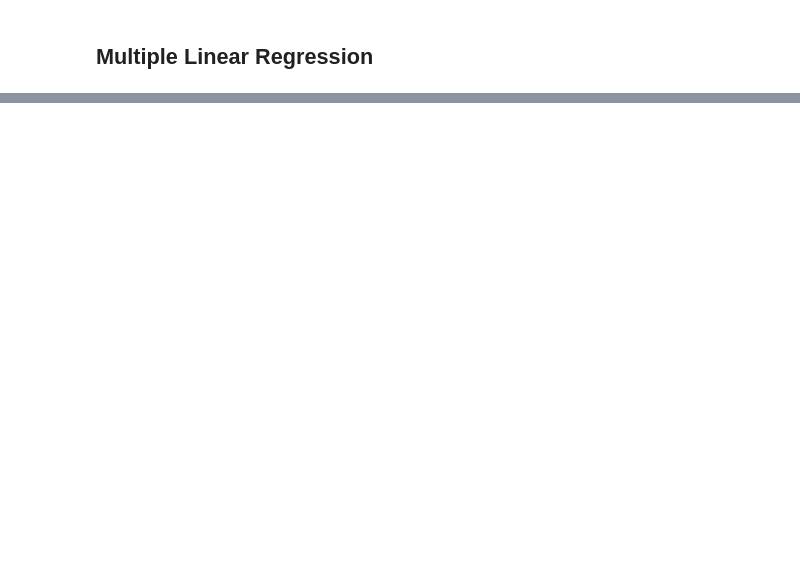
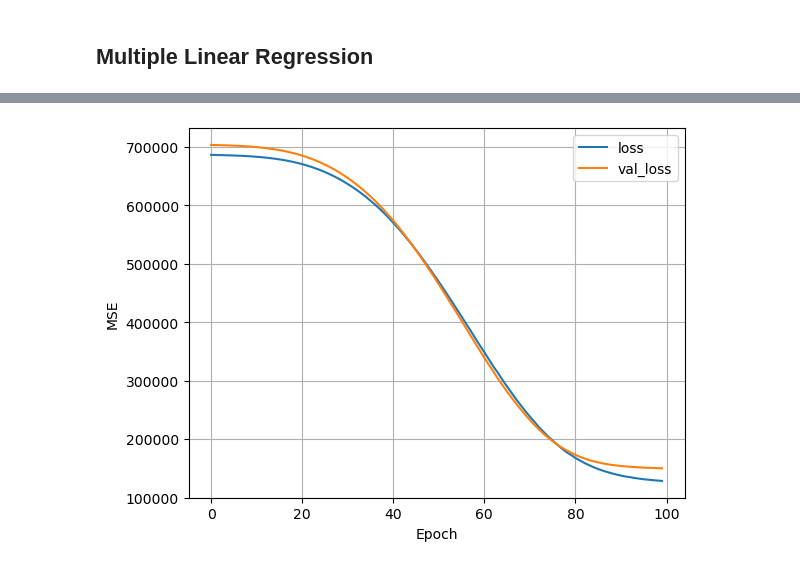
Before and after one commit to dhar-sumit/ml-learning-journey, a Jupyter notebook: Linear Regression - Bikes.ipynb, the cells around one changed output, grey strips where cells are left out. Cells and saved outputs as stored; diff of their text form; code cells hidden in the pictures; blank space fills up the shorter version.

```diff
--- a/Linear Regression - Bikes.ipynb
+++ b/Linear Regression - Bikes.ipynb
@@ -145,0 +201,19 @@ plt.show()
+# %%
+nn_model = tf.keras.Sequential([
+    temp_norm,
+    tf.keras.layers.Dense(32, activation='relu'),
+    tf.keras.layers.Dense(32, activation='relu'),
+    tf.keras.layers.Dense(1, activation='relu'),
+])
+# %%
+nn_model.compile(optimizer=tf.keras.optimizers.Adam(learning_rate=0.001), loss='mse')
+# %%
+history = nn_model.fit(
+    X_train_temp, y_train_temp,
+    validation_data=(X_valid_temp, y_valid_temp),
+    verbose=0, epochs=100
+)
+# %%
+plot_loss(history)
+# %% [output]
+[figure, added]
```
Also changed, not shown: parts of 26 cells of this notebook, 2 other files.
